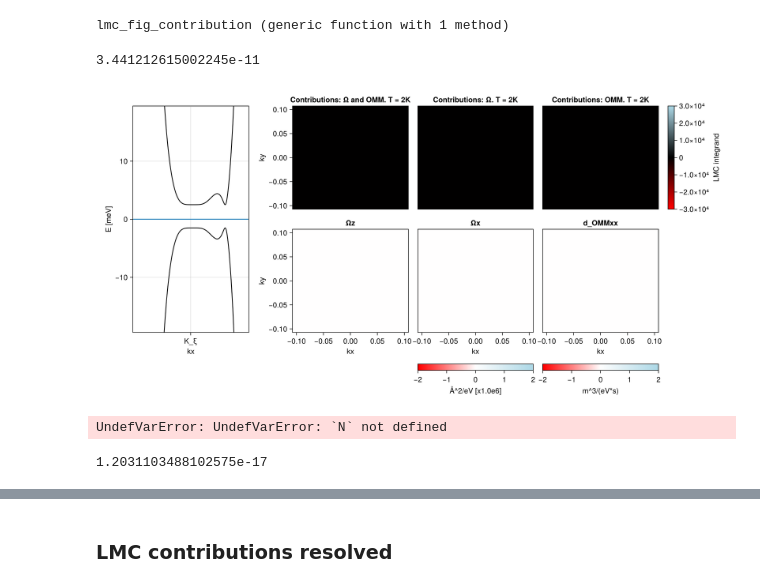
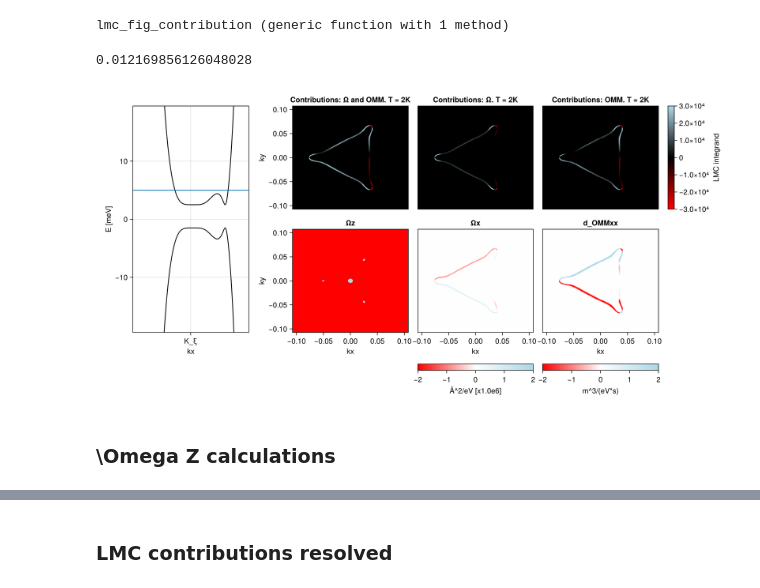
Before and after one commit to fernandopenaranda/LMC, a Jupyter notebook: src/Paper/MRinRhombohedral.ipynb, the cells around one changed output, grey strips where cells are left out. Cells and saved outputs as stored; diff of their text form; code cells hidden in the pictures.

Commit message:
new plotting functions, testing...

```diff
--- a/src/Paper/MRinRhombohedral.ipynb
+++ b/src/Paper/MRinRhombohedral.ipynb
@@ -152,0 +172,26 @@ drudenv = [drude_conductivity(xx_drude_presets(N, μ, -1, evals)) for μ in μli
+# %%
+# single valley
+B = 10
+fig = Figure()
+ax = Axis(fig[1,1], xlabel = "μ", ylabel = "σxxx * $(B)T/ σxx", title = "+ valley: N = $(N), T = $(T), evals = $(evals/1e5)×1e5")
+lines!(ax, μlist, (lmcpv) .*B + (drudepv), label = "σxx(B=0) + σxxx*B", color = :blue)
+lines!(ax, μlist, -(lmcpv) .*B + (drudepv), label = "σxx(B=0) - σxxx*B", color = :red)
+lines!(ax, μlist,(drudepv), label = "σxx(B=0)", color = :gray)
+axislegend(ax, position = :rt)
+ylims!(ax, [-4,0.1])
+ax2 = Axis(fig[1, 2]; xlabel = "kx", ylabel = "E [meV]")
+abcNplotbandsk(ax2, N, 100, Params_rhombohedral(p, ξ =1); ylims = [-1, 1], color = :black)
+vlines!(ax, 2.6, linestyle = :dash, linewidth = 1, color = :black )
+hlines!(ax2, 2.6, linestyle = :dash, linewidth = 1, color = :black )
+
+
+hlines!(ax2, μlist[1], linestyle = :solid, linewidth = 1, color = :lightblue)
+hlines!(ax2, μlist[end], linestyle = :solid, linewidth = 1, color = :lightblue )
+hlines!(ax2,  10.5, linestyle = :dash, linewidth = 1, color = :black )
+vlines!(ax, 10.5, linestyle = :dash, linewidth = 1, color = :black )
+
+
+fig
+# lines!(ax, μlist, lmcpv .*B ./ drudepv, color = :gray)
+# lines!(ax, μlist, lmcnv .*B ./  drudenv, color = :orange)
+# scatter!(ax, μlist, (lmcpv+ lmcnv) .*B ./ (drudepv +drudenv))
@@ -173,12 +253,11 @@ fig
 μ = 0
 ξ = -1
 T = 0.5
-N = 2
+N = 7
 evals = 10000
 μlist = collect(-10:0.2:10)
 
 ahe_p(μ, ξ) = σxyahe_presets(N, μ, ξ, p, evals = evals, T = T)
 ahe_pos = [σij_anomalous_hall(ahe_p(μ, 1)) for μ in μlist];
 ahe_neg = [σij_anomalous_hall(ahe_p(μ, -1)) for μ in μlist];
-ahe[1]
 # %% [output]
@@ -205,7 +284,7 @@ fig
 include(rhomb_folder * "wrapper_lmc.jl")
 include(common_folder * "separate_contributions.jl")
 
-function lmc_fig_contribution(μ, ξ, pR::Params_rhombohedral; N= 5, points = 100, T = 1)
+function lmc_fig_contribution(μ, ξ, pR::Params_rhombohedral; N= 3, points = 100, T = 1)
     pΩandomm_contr = xxx_lmc_presets(N, μ, ξ, pR; T = T, berry_contribution = true, omm_contribution = true, fermi_surface = false, with_shift = false)
     pΩ_contr = xxx_lmc_presets(N, μ, ξ, pR; T = T, berry_contribution = true, omm_contribution = false, fermi_surface = false, with_shift = false)
     pomm_contr = xxx_lmc_presets(N, μ, ξ, pR; T = T, berry_contribution = false, omm_contribution = true, fermi_surface = false, with_shift = false)
@@ -240,7 +319,7 @@ function lmc_fig_contribution(μ, ξ, pR::Params_rhombohedral; N= 5, points = 10
     println( maximum(Z7s) )
     colrange = [-1,1] .* 3e4 #[m, M]
     colrange2 = [-1,1] .* 2
-    colrange3 = [-1,1] .* 2
+    colrange3 = [-1,1] ./ 1e11
 
     colmap =  cgrad([:red, :black, :lightblue])
     colmap2 = cgrad([:red, :white, :lightblue])
@@ -252,14 +331,14 @@ function lmc_fig_contribution(μ, ξ, pR::Params_rhombohedral; N= 5, points = 10
 
 
     ax4 = Axis(fig[1:2, 0]; xlabel = "kx", ylabel = "E [meV]")
-    abcplotbandsk(ax4, points, p; ylims = [-1, 1], color = :black)
+    abcNplotbandsk(ax4, N, points, pR; ylims = [-1, 1], color = :black)
     hlines!(ax4, μ)
     ax5 = Axis(fig[2, 2], xlabel = "kx", ylabel = "ky", title = "Ωx")
     hm2 = plotmap!(ax5, kxs, kys, Z5s, colrange = colrange2, colmap = colmap2)
     ax6 = Axis(fig[2,3], xlabel = "kx", ylabel = "ky", title = "d_OMMxx")
-    hm3 = plotmap!(ax6, kxs, kys, Z6s,colrange = colrange3, colmap = colmap2)
+    hm3 = plotmap!(ax6, kxs, kys, Z6s,colrange = colrange2, colmap = colmap2)
     ax7 = Axis(fig[2, 1], xlabel = "kx", ylabel = "ky", title = "Ωz")
-    plotmap!(ax7, kxs, kys, Z7s,colrange = colrange2, colmap = colmap2)
+    plotmap!(ax7, kxs, kys, Z7s, colrange = colrange3, colmap = colmap2)
 
     # # cb = Colorbar(fig[3, 2], hm2)
     Colorbar(fig[1,4], hm, label = "LMC integrand")
@@ -270,17 +349,16 @@ function lmc_fig_contribution(μ, ξ, pR::Params_rhombohedral; N= 5, points = 10
     hidexdecorations!(ax1)
     hidexdecorations!(ax2)
     hidexdecorations!(ax3)
-
-
     hideydecorations!(ax3)
     hideydecorations!(ax5)
     hideydecorations!(ax6)
+
     return fig
 end
 # %% [output]
 lmc_fig_contribution (generic function with 1 method)
 # %%
-lmc_fig_contribution(0,-1, p, N = 5, points = 200, T = 2)
+lmc_fig_contribution(5, -1, p, N = 5, points = 200, T = 2)
 # %% [output]
-3.441212615002245e-11
+0.012169856126048028
-[figure, old version]
+[figure, new version]
@@ -311,9 +365,2 @@ lmc_fig_contribution(0,-1, p, N = 5, points = 200, T = 2)
-# %%
-fig = abcNplotbandsk(N,200, Params_rhombohedral(p, ξ =1))
-abcNplotbandsk(fig, N, 200, Params_rhombohedral(p, ξ =-1))
-# %% [output]
-UndefVarError: UndefVarError: `N` not defined
-# %%
-maximum(b)
-# %% [output]
-1.2031103488102575e-17
+# %% [markdown]
+### \Omega Z calculations
```
Also changed, not shown: parts of 16 cells of this notebook, 3 other files.
